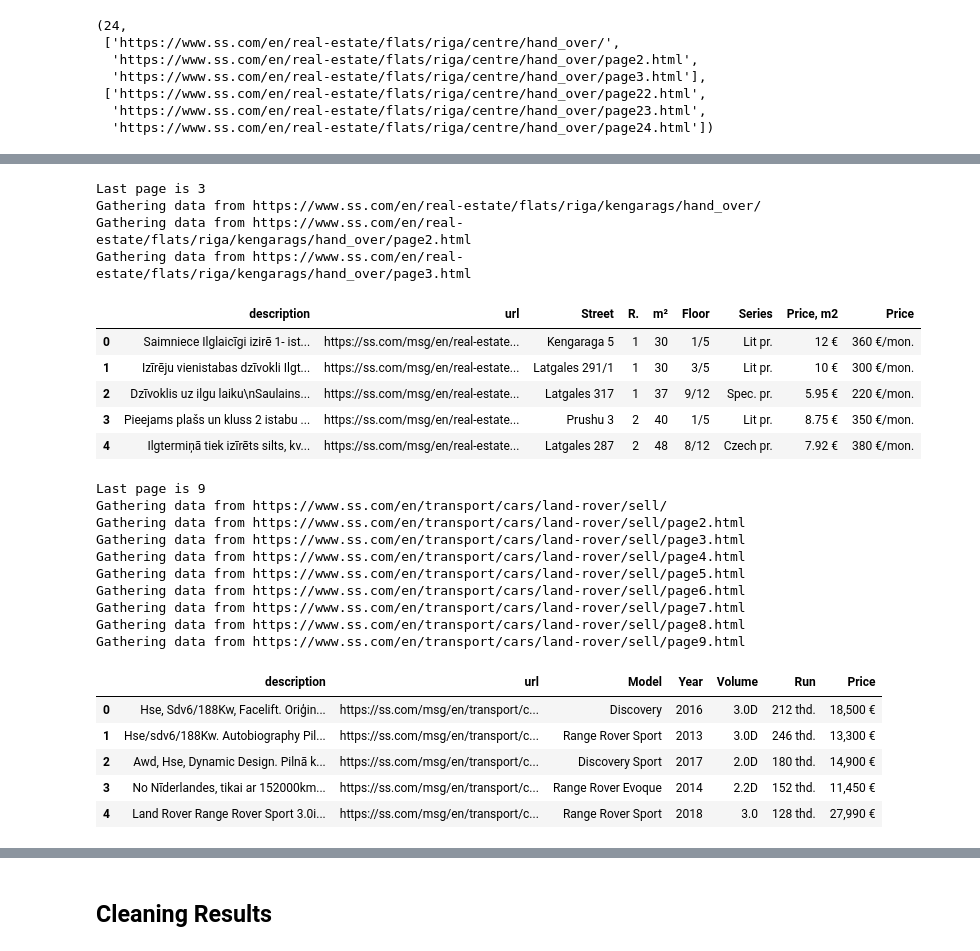
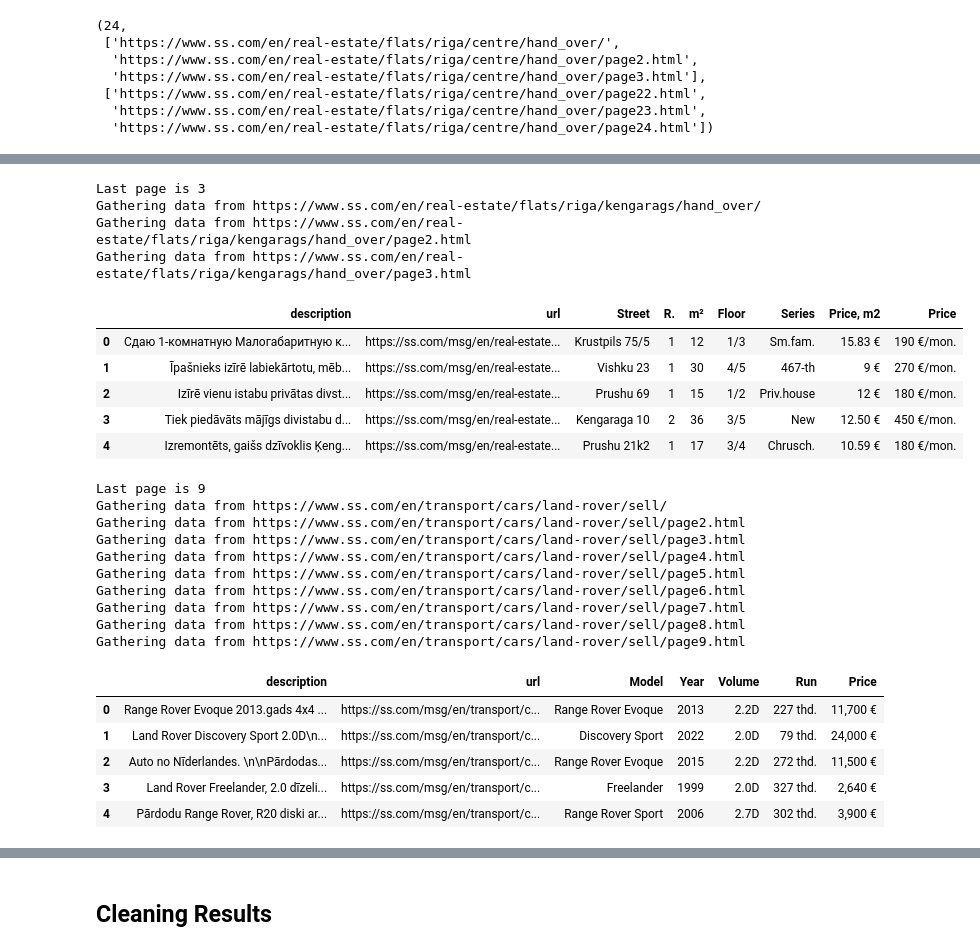
Before and after one commit to ValRCS/RTU_Automating_Tasks_With_Python, a Jupyter notebook: src/topic_6_web_scraping_requests_beautiful_soup/Web_Scraping_Apartments.ipynb, the cells around one changed output, grey strips where cells are left out. Cells and saved outputs as stored; diff of their text form; code cells hidden in the pictures.

```diff
--- a/src/topic_6_web_scraping_requests_beautiful_soup/Web_Scraping_Apartments.ipynb
+++ b/src/topic_6_web_scraping_requests_beautiful_soup/Web_Scraping_Apartments.ipynb
@@ -1249,22 +1274,22 @@ def get_all_ads_df(start_url, save_excel_path=None, delay=0.2):
     return big_df
 # %%
 kenga_url = "https://www.ss.com/en/real-estate/flats/riga/kengarags/hand_over/"
-kenga_df = get_all_ads_df(kenga_url, "kenga_26_01_2026.xlsx")
+kenga_df = get_all_ads_df(kenga_url, "kenga_27_01_2026.xlsx")
 kenga_df.head()
 # %% [output]
 Last page is 3
 Gathering data from https://www.ss.com/en/real-estate/flats/riga/kengarags/hand_over/
 Gathering data from https://www.ss.com/en/real-estate/flats/riga/kengarags/hand_over/page2.html
 Gathering data from https://www.ss.com/en/real-estate/flats/riga/kengarags/hand_over/page3.html
 |  | description | url | Street | R. | m² | Floor | Series | Price, m2 | Price |
-| 0 | Saimniece Ilglaicīgi izirē 1- ist... | https://ss.com/msg/en/real-estate... | Kengaraga 5 | 1 | 30 | 1/5 | Lit pr. | 12 € | 360 €/mon. |
-| 1 | Izīrēju vienistabas dzīvokli Ilgt... | https://ss.com/msg/en/real-estate... | Latgales 291/1 | 1 | 30 | 3/5 | Lit pr. | 10 € | 300 €/mon. |
-| 2 | Dzīvoklis uz ilgu laiku\nSaulains... | https://ss.com/msg/en/real-estate... | Latgales 317 | 1 | 37 | 9/12 | Spec. pr. | 5.95 € | 220 €/mon. |
-| 3 | Pieejams plašs un kluss 2 istabu ... | https://ss.com/msg/en/real-estate... | Prushu 3 | 2 | 40 | 1/5 | Lit pr. | 8.75 € | 350 €/mon. |
-| 4 | Ilgtermiņā tiek izīrēts silts, kv... | https://ss.com/msg/en/real-estate... | Latgales 287 | 2 | 48 | 8/12 | Czech pr. | 7.92 € | 380 €/mon. |
+| 0 | Сдаю 1-комнатную Малогабаритную к... | https://ss.com/msg/en/real-estate... | Krustpils 75/5 | 1 | 12 | 1/3 | Sm.fam. | 15.83 € | 190 €/mon. |
+| 1 | Īpašnieks izīrē labiekārtotu, mēb... | https://ss.com/msg/en/real-estate... | Vishku 23 | 1 | 30 | 4/5 | 467-th | 9 € | 270 €/mon. |
+| 2 | Izīrē vienu istabu privātas divst... | https://ss.com/msg/en/real-estate... | Prushu 69 | 1 | 15 | 1/2 | Priv.house | 12 € | 180 €/mon. |
+| 3 | Tiek piedāvāts mājīgs divistabu d... | https://ss.com/msg/en/real-estate... | Kengaraga 10 | 2 | 36 | 3/5 | New | 12.50 € | 450 €/mon. |
+| 4 | Izremontēts, gaišs dzīvoklis Ķeng... | https://ss.com/msg/en/real-estate... | Prushu 21k2 | 1 | 17 | 3/4 | Chrusch. | 10.59 € | 180 €/mon. |
 # %%
 range_rover_url = "https://www.ss.com/en/transport/cars/land-rover/sell/"
-range_rover_df = get_all_ads_df(range_rover_url, "range_rover_26_01_2026.xlsx")
+range_rover_df = get_all_ads_df(range_rover_url, "range_rover_27_01_2026.xlsx")
 range_rover_df.head()
 # %% [output]
 Last page is 9
@@ -1278,11 +1303,11 @@ Gathering data from https://www.ss.com/en/transport/cars/land-rover/sell/page7.h
 Gathering data from https://www.ss.com/en/transport/cars/land-rover/sell/page8.html
 Gathering data from https://www.ss.com/en/transport/cars/land-rover/sell/page9.html
 |  | description | url | Model | Year | Volume | Run | Price |
-| 0 | Hse, Sdv6/188Kw, Facelift. Oriģin... | https://ss.com/msg/en/transport/c... | Discovery | 2016 | 3.0D | 212 thd. | 18,500 € |
-| 1 | Hse/sdv6/188Kw. Autobiography Pil... | https://ss.com/msg/en/transport/c... | Range Rover Sport | 2013 | 3.0D | 246 thd. | 13,300 € |
-| 2 | Awd, Hse, Dynamic Design. Pilnā k... | https://ss.com/msg/en/transport/c... | Discovery Sport | 2017 | 2.0D | 180 thd. | 14,900 € |
-| 3 | No Nīderlandes, tikai ar 152000km... | https://ss.com/msg/en/transport/c... | Range Rover Evoque | 2014 | 2.2D | 152 thd. | 11,450 € |
-| 4 | Land Rover Range Rover Sport 3.0i... | https://ss.com/msg/en/transport/c... | Range Rover Sport | 2018 | 3.0 | 128 thd. | 27,990 € |
+| 0 | Range Rover Evoque 2013.gads 4x4 ... | https://ss.com/msg/en/transport/c... | Range Rover Evoque | 2013 | 2.2D | 227 thd. | 11,700 € |
+| 1 | Land Rover Discovery Sport 2.0D\n... | https://ss.com/msg/en/transport/c... | Discovery Sport | 2022 | 2.0D | 79 thd. | 24,000 € |
+| 2 | Auto no Nīderlandes. \n\nPārdodas... | https://ss.com/msg/en/transport/c... | Range Rover Evoque | 2015 | 2.2D | 272 thd. | 11,500 € |
+| 3 | Land Rover Freelander, 2.0 dīzeli... | https://ss.com/msg/en/transport/c... | Freelander | 1999 | 2.0D | 327 thd. | 2,640 € |
+| 4 | Pārdodu Range Rover, R20 diski ar... | https://ss.com/msg/en/transport/c... | Range Rover Sport | 2006 | 2.7D | 302 thd. | 3,900 € |
 # %% [markdown]
 ## Practical Exercise in Class
 
```
Also changed, not shown: parts of 42 cells of this notebook.
